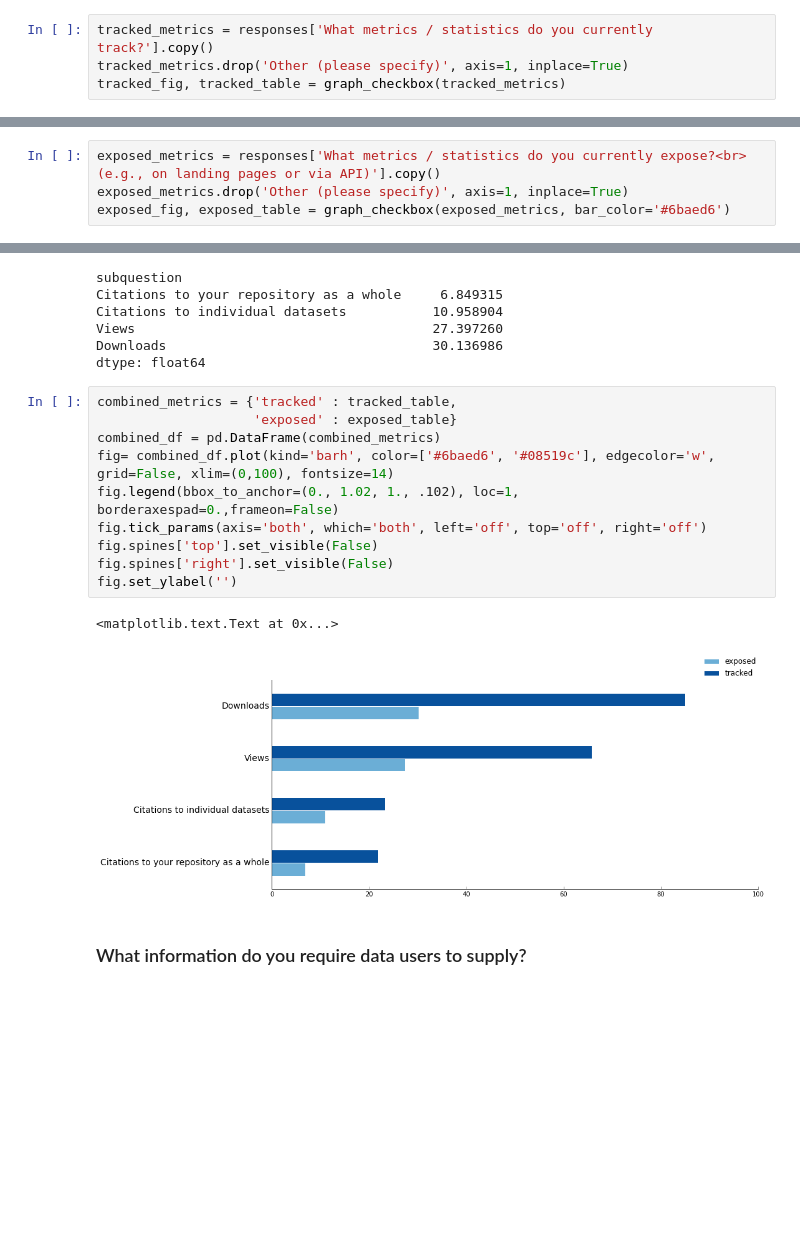
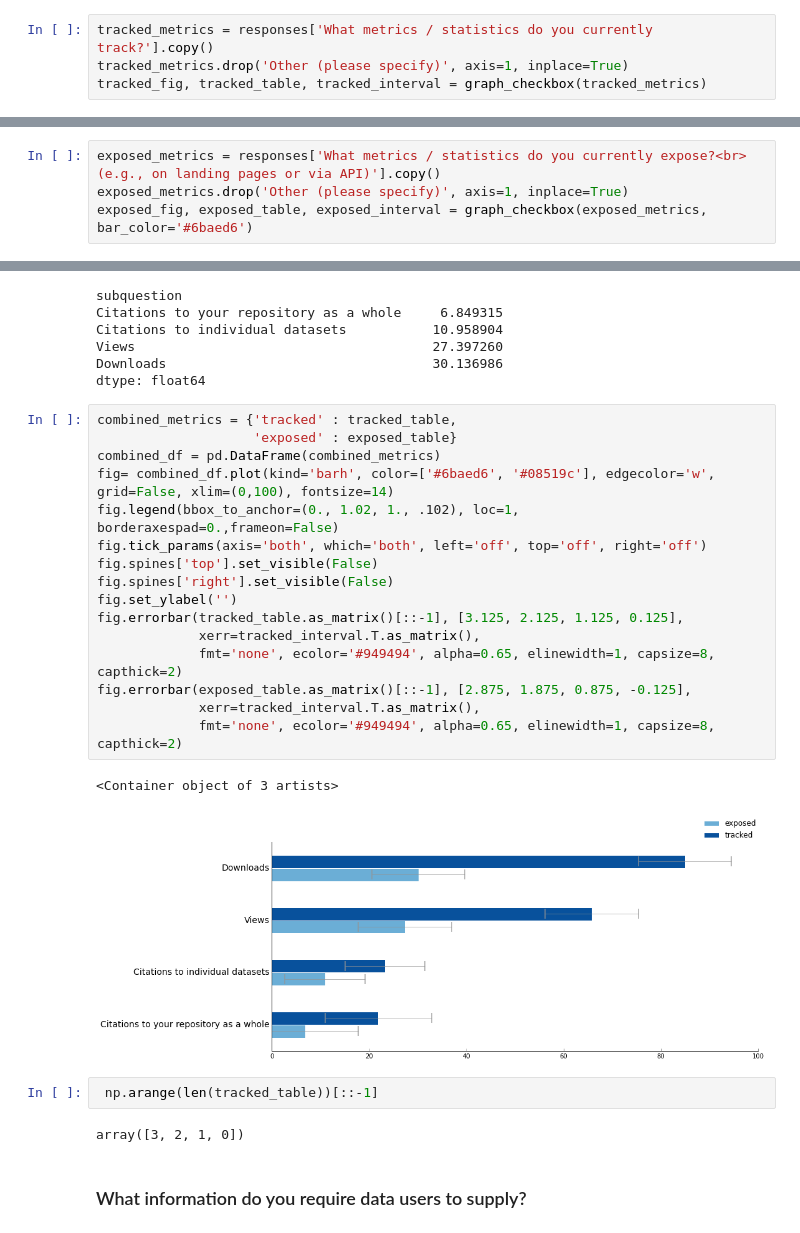
Before and after one commit to JEK-III/MDCSurvey, a Jupyter notebook: Making Data Count.ipynb, the cells around one changed output, grey strips where cells are left out. Cells and saved outputs as stored; diff of their text form; blank space fills up the shorter version.

Commit message:
Add intervals to repo metrics plot

```diff
--- a/Making Data Count.ipynb
+++ b/Making Data Count.ipynb
@@ -531,7 +531,7 @@ graph_checkbox(responses['What metrics / statistics do you currently track?'])
 # %%
 tracked_metrics = responses['What metrics / statistics do you currently track?'].copy()
 tracked_metrics.drop('Other (please specify)', axis=1, inplace=True)
-tracked_fig, tracked_table = graph_checkbox(tracked_metrics)
+tracked_fig, tracked_table, tracked_interval = graph_checkbox(tracked_metrics)
 # %% [output]
 [figure]
 # %%
@@ -555,7 +564,7 @@ graph_checkbox(responses['What metrics / statistics do you currently expose?<br>
 # %%
 exposed_metrics = responses['What metrics / statistics do you currently expose?<br>(e.g., on landing pages or via API)'].copy()
 exposed_metrics.drop('Other (please specify)', axis=1, inplace=True)
-exposed_fig, exposed_table = graph_checkbox(exposed_metrics, bar_color='#6baed6')
+exposed_fig, exposed_table, exposed_interval = graph_checkbox(exposed_metrics, bar_color='#6baed6')
 # %% [output]
 [figure]
 # %% [markdown]
@@ -572,16 +581,26 @@ dtype: float64
 # %%
 combined_metrics = {'tracked' : tracked_table,
                     'exposed' : exposed_table}
 combined_df = pd.DataFrame(combined_metrics)
 fig= combined_df.plot(kind='barh', color=['#6baed6', '#08519c'], edgecolor='w', grid=False, xlim=(0,100), fontsize=14)
 fig.legend(bbox_to_anchor=(0., 1.02, 1., .102), loc=1, borderaxespad=0.,frameon=False)
 fig.tick_params(axis='both', which='both', left='off', top='off', right='off')
 fig.spines['top'].set_visible(False)
 fig.spines['right'].set_visible(False)
 fig.set_ylabel('')
+fig.errorbar(tracked_table.as_matrix()[::-1], [3.125, 2.125, 1.125, 0.125],
+             xerr=tracked_interval.T.as_matrix(),
+             fmt='none', ecolor='#949494', alpha=0.65, elinewidth=1, capsize=8, capthick=2)
+fig.errorbar(exposed_table.as_matrix()[::-1], [2.875, 1.875, 0.875, -0.125],
+             xerr=tracked_interval.T.as_matrix(),
+             fmt='none', ecolor='#949494', alpha=0.65, elinewidth=1, capsize=8, capthick=2)
 # %% [output]
-<matplotlib.text.Text at 0x...>
+<Container object of 3 artists>
-[figure, old version]
+[figure, new version]
+# %%
+ np.arange(len(tracked_table))[::-1]
+# %% [output]
+array([3, 2, 1, 0])
 # %% [markdown]
 ### What information do you require data users to supply?
 # %%
```
Also changed, not shown: parts of 1 cell of this notebook.
